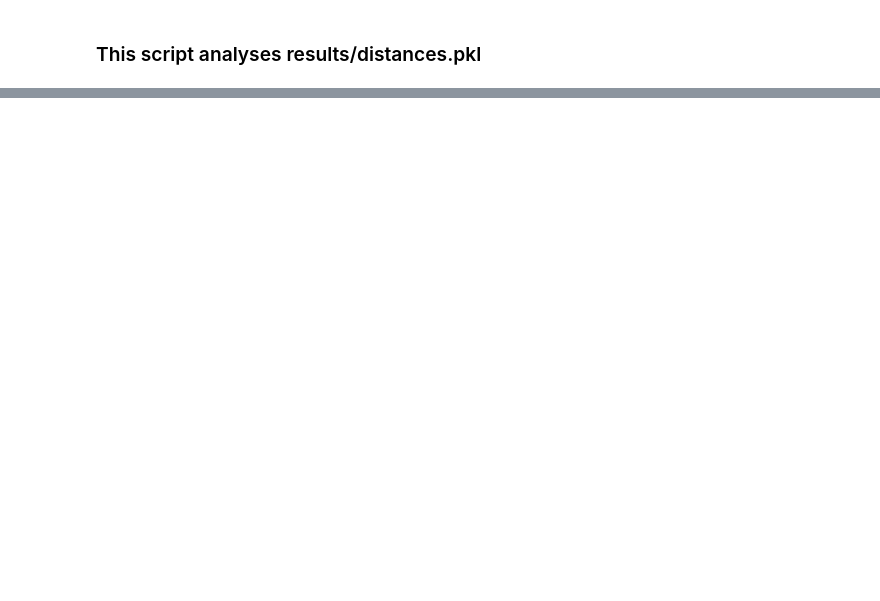
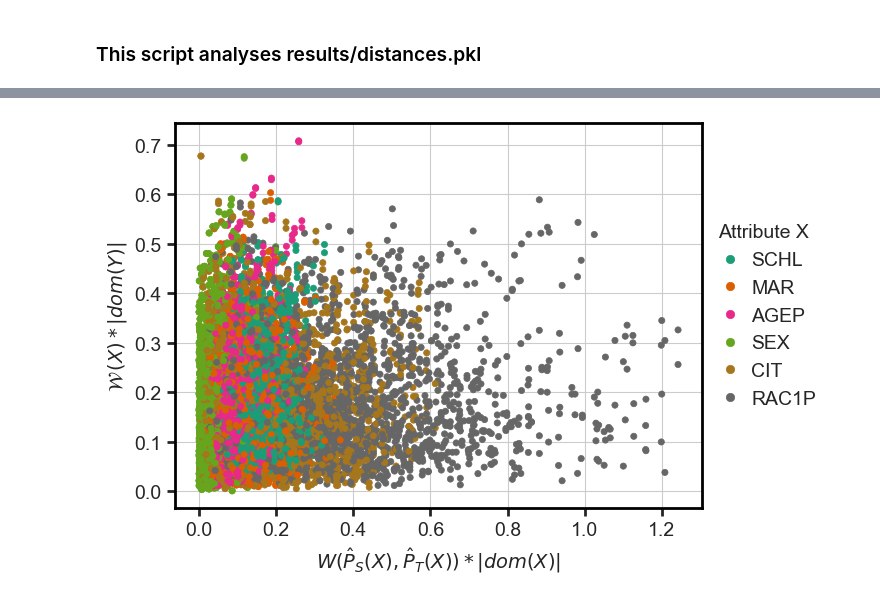
Before and after one commit to ks555/domain-adaptive-trees, a Jupyter notebook: src/02_PlotDistances.ipynb, the cells around one changed output, grey strips where cells are left out. Saved outputs shown, nothing was run; the diff lists cells and outputs as text; code cells hidden in the pictures; blank space fills up the shorter version.

```diff
--- a/src/02_PlotDistances.ipynb
+++ b/src/02_PlotDistances.ipynb
@@ -51,8 +51,8 @@ Wall time: 158 ms
 # %%
 # d_att for all source-target states and atts
-d_att = [v['d_att'] for k, d in dists.items() for a, v in d.items()]
+w_st = [v['w_st'] for k, d in dists.items() for a, v in d.items()]
 # d_y_cond for all source-target states and atts
-d_y_cond = [v['d_y_cond'] for k, d in dists.items() for a, v in d.items()]
+w_y_cond = [v['w_y_cond'] for k, d in dists.items() for a, v in d.items()]
 # attribute to position
 a2pos = {a:i for i, a in enumerate(attributes)}
 # atts positions
@@ -98,0 +101,16 @@ plt.show()
+# %%
+# first plot with total variation at the x-axis
+x = [v['w_st']*v['len_x'] for k, d in dists.items() for a, v in d.items()]
+y = [v*2 for v in w_y_cond] # two classes
+
+_, ax = plt.subplots(figsize=(4, 5))
+scatter = ax.scatter(x, y, c=atts, linewidths = .5, marker ="o", s=20, cmap="Dark2") # https://matplotlib.org/stable/tutorials/colors/colormaps.html
+plt.xlabel('$W( \hat{P}_S(X), \hat{P}_T(X) )*|dom(X)|$')
+#plt.ylabel('$W( \hat{P}^X(Y), P_T(Y) )$')
+plt.ylabel('$\mathcal{W}\,( X )*|dom(Y)|$')
+pos = ax.get_position()
+ax.set_position([pos.x0, pos.y0, pos.width * 1.7, pos.height])
+ax.legend(scatter.legend_elements()[0], attributes, title="Attribute X", loc='center right', handletextpad=0.1, bbox_to_anchor=(1.25, 0.5))
+plt.show()
+# %% [output]
+[figure, added]
```
Also changed, not shown: parts of 4 cells of this notebook, 6 other files.
